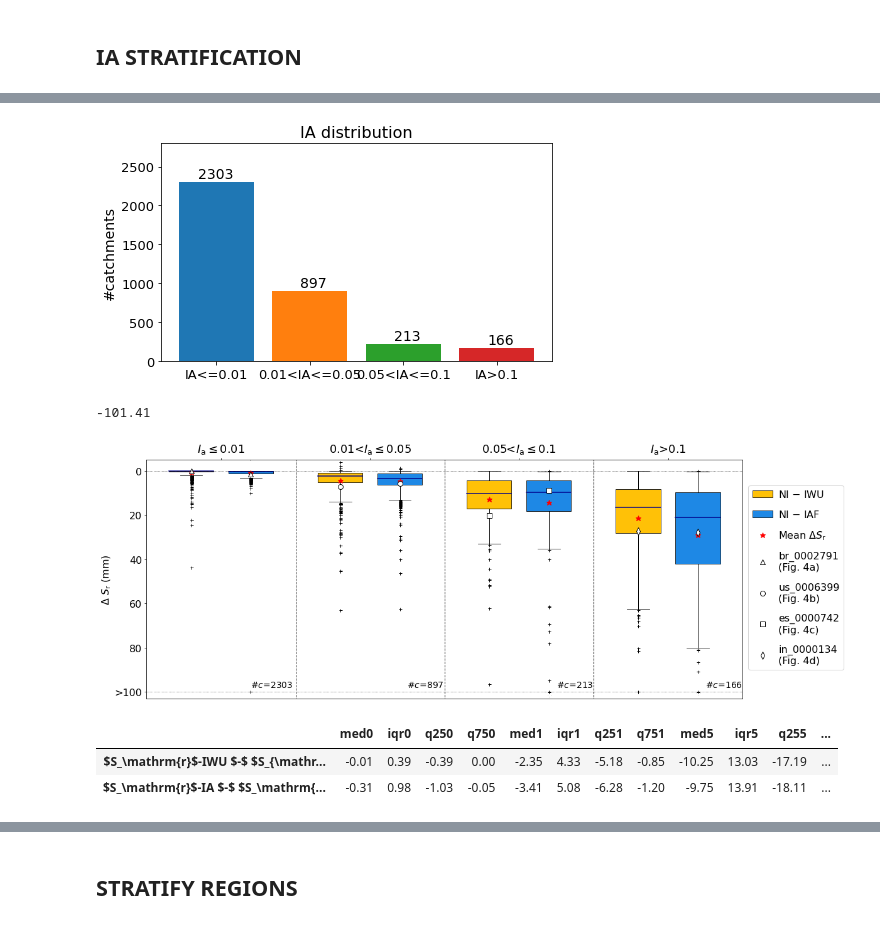
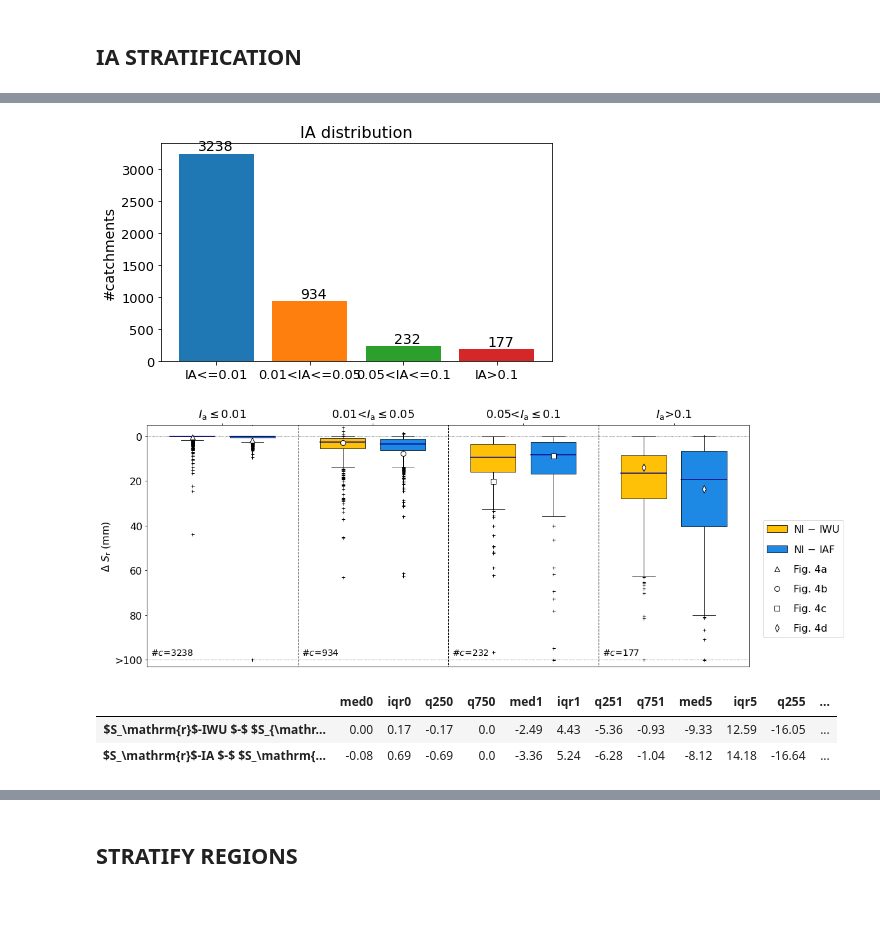
Before and after one commit to fvanoorschot/global_sr_module, a Jupyter notebook: irrigation_paper_figures.ipynb, the cells around one changed output, grey strips where cells are left out. Drawn from its saved outputs; the diff is of its cells as text; code cells hidden in the pictures.

```diff
--- a/irrigation_paper_figures.ipynb
+++ b/irrigation_paper_figures.ipynb
@@ -1638,13 +1404,13 @@ e_df=e_df.iloc[:,0:2]
 er_df=er_df.iloc[:,0:2]
 
 #abs - IA bins
-e_df0 = e_df[(ir>0)&(ir<=0.01)]
+e_df0 = e_df[(ir<=0.01)]
 e_df1 = e_df[(ir>0.01)&(ir<=0.05)]
 e_df5 = e_df[(ir>0.05)&(ir<=0.1)]
 e_df10 = e_df[(ir>0.1)]
 
 #rel - IA bins
-er_df0 = er_df[(ir>0)&(ir<=0.01)]
+er_df0 = er_df[(ir<=0.01)]
 er_df1 = er_df[(ir>0.01)&(ir<=0.05)]
 er_df5 = er_df[(ir>0.05)&(ir<=0.1)]
 er_df10 = er_df[(ir>0.1)]
@@ -1660,7 +1426,7 @@ ax.annotate(f'{e_df0.count()[0]}',(-0.2,e_df0.count()[0]+50),size=14)
 ax.annotate(f'{e_df1.count()[0]}',(0.9,e_df1.count()[0]+50),size=14)
 ax.annotate(f'{e_df5.count()[0]}',(1.9,e_df5.count()[0]+50),size=14)
 ax.annotate(f'{e_df10.count()[0]}',(2.9,e_df10.count()[0]+50),size=14)
-ax.set_ylim(0,2800)
+# ax.set_ylim(0,2800)
 ax.set_xticks([0,1,2,3])
 ax.set_xticklabels(['IA<=0.01','0.01<IA<=0.05','0.05<IA<=0.1','IA>0.1'])
 ax.tick_params(axis='both', which='major', labelsize=13)
@@ -1668,9 +1434,9 @@ ax.set_ylabel(f'#catchments',size=14)
 ax.set_title(f'IA distribution',size=16)
 fig.savefig(f'{work_dir}/output/figures/irrigation/histogram_bins.jpg', dpi=300, bbox_inches='tight')
 # %% [output]
-[figure, old version]
+[figure, new version]
 # %%
-ca1 = 'br_0002791'
-ca2 = 'us_0006399'
-ca3 = 'es_0000742'
-ca4 = 'in_0000134'
+ca1='br_0002356'
+ca2='ca_0000689'
+ca3='es_0000742'
+ca4='in_0000252'
@@ -1687,8 +1443,3 @@ ca4 = 'in_0000134'
-# %%
-# e_df5.loc['in_0000053']['f0_fopt']
-e_df5.loc['in_0000281']['f0_fopt']
-# %% [output]
--101.41
 # %%
 boxprops1 = dict(facecolor=c3,color="black",linewidth=0.8)
 boxprops2 = dict(facecolor=c2,color="black",linewidth=0.8)
@@ -1710,64 +1461,60 @@ p0 = ax.plot(1,-200,marker='^',linestyle='None', markeredgecolor='white',markerf
 
 ax = fig.add_subplot(111)
 plt.subplots_adjust(wspace=0.05)
-ax.boxplot(e_df0.iloc[:,0],positions=[1.1],widths=0.6,whis=[5,95],patch_artist=True,showmeans=True,boxprops=boxprops1,medianprops=medianprops,meanprops=meanpointprops,flierprops=flierprops,capprops=capprops,zorder=0)
-ax.boxplot(e_df0.iloc[:,1],positions=[1.9],widths=0.6,whis=[5,95],patch_artist=True,showmeans=True,boxprops=boxprops2,medianprops=medianprops,meanprops=meanpointprops,flierprops=flierprops,capprops=capprops,zorder=0)
+ax.boxplot(e_df0.iloc[:,0],positions=[1.1],widths=0.6,whis=[5,95],patch_artist=True,showmeans=False,boxprops=boxprops1,medianprops=medianprops,meanprops=meanpointprops,flierprops=flierprops,capprops=capprops,zorder=0)
+ax.boxplot(e_df0.iloc[:,1],positions=[1.9],widths=0.6,whis=[5,95],patch_artist=True,showmeans=False,boxprops=boxprops2,medianprops=medianprops,meanprops=meanpointprops,flierprops=flierprops,capprops=capprops,zorder=0)
 ax.plot([1.1,1.9],e_df0.loc[ca1].values,marker='^',linestyle='None', markeredgecolor='black',markerfacecolor='white',markersize=8,zorder=1)
 
-ax.boxplot(e_df1.iloc[:,0],positions=[3.1],widths=0.6,whis=[5,95],patch_artist=True,showmeans=True,boxprops=boxprops1,medianprops=medianprops,meanprops=meanpointprops,flierprops=flierprops,capprops=capprops,zorder=0)
-ax.boxplot(e_df1.iloc[:,1],positions=[3.9],widths=0.6,whis=[5,95],patch_artist=True,showmeans=True,boxprops=boxprops2,medianprops=medianprops,meanprops=meanpointprops,flierprops=flierprops,capprops=capprops,zorder=0)
+ax.boxplot(e_df1.iloc[:,0],positions=[3.1],widths=0.6,whis=[5,95],patch_artist=True,showmeans=False,boxprops=boxprops1,medianprops=medianprops,meanprops=meanpointprops,flierprops=flierprops,capprops=capprops,zorder=0)
+ax.boxplot(e_df1.iloc[:,1],positions=[3.9],widths=0.6,whis=[5,95],patch_artist=True,showmeans=False,boxprops=boxprops2,medianprops=medianprops,meanprops=meanpointprops,flierprops=flierprops,capprops=capprops,zorder=0)
 ax.plot([3.1,3.9],e_df1.loc[ca2].values,marker='o',linestyle='None', markeredgecolor='black',markerfacecolor='white',markersize=8,zorder=1)
 
-ax.boxplot(e_df5.iloc[:,0],positions=[5.1],widths=0.6,whis=[5,95],patch_artist=True,showmeans=True,boxprops=boxprops1,medianprops=medianprops,meanprops=meanpointprops,flierprops=flierprops,capprops=capprops,zorder=0)
-ax.boxplot(e_df5.iloc[:,1],positions=[5.9],widths=0.6,whis=[5,95],patch_artist=True,showmeans=True,boxprops=boxprops2,medianprops=medianprops,meanprops=meanpointprops,flierprops=flierprops,capprops=capprops,zorder=0)
+ax.boxplot(e_df5.iloc[:,0],positions=[5.1],widths=0.6,whis=[5,95],patch_artist=True,showmeans=False,boxprops=boxprops1,medianprops=medianprops,meanprops=meanpointprops,flierprops=flierprops,capprops=capprops,zorder=0)
+ax.boxplot(e_df5.iloc[:,1],positions=[5.9],widths=0.6,whis=[5,95],patch_artist=True,showmeans=False,boxprops=boxprops2,medianprops=medianprops,meanprops=meanpointprops,flierprops=flierprops,capprops=capprops,zorder=0)
 ax.plot([5.1,5.9],e_df5.loc[ca3].values,marker='s',linestyle='None', markeredgecolor='black',markerfacecolor='white',markersize=8,zorder=1)
 
-bp1=ax.boxplot(e_df10.iloc[:,0],positions=[7.1],widths=0.6,whis=[5,95],patch_artist=True,showmeans=True,boxprops=boxprops1,medianprops=medianprops,meanprops=meanpointprops,flierprops=flierprops,capprops=capprops,zorder=0)
-bp2=ax.boxplot(e_df10.iloc[:,1],positions=[7.9],widths=0.6,whis=[5,95],patch_artist=True,showmeans=True,boxprops=boxprops2,medianprops=medianprops,meanprops=meanpointprops,flierprops=flierprops,capprops=capprops,zorder=0)
+bp1=ax.boxplot(e_df10.iloc[:,0],positions=[7.1],widths=0.6,whis=[5,95],patch_artist=True,showmeans=False,boxprops=boxprops1,medianprops=medianprops,meanprops=meanpointprops,flierprops=flierprops,capprops=capprops,zorder=0)
+bp2=ax.boxplot(e_df10.iloc[:,1],positions=[7.9],widths=0.6,whis=[5,95],patch_artist=True,showmeans=False,boxprops=boxprops2,medianprops=medianprops,meanprops=meanpointprops,flierprops=flierprops,capprops=capprops,zorder=0)
 ax.plot([7.1,7.9],e_df10.loc[ca4].values,marker='d',linestyle='None', markeredgecolor='black',markerfacecolor='white',markersize=8,zorder=1)
 ax.set_ylim(-103,5)
 ax.set_xlim(0.5,8.5)
 ax.set_xticks([1.5,3.5,5.5,7.5])
 ax.set_yticks([0,-20,-40,-60,-80,-100])
 ax.set_yticklabels([0,20,40,60,80,'>100'])
 ax.xaxis.set_tick_params(top=True, labeltop=True, bottom=False, labelbottom=False)
 
 ax.tick_params(axis='both', which='major', labelsize=16)
 ax.set_ylabel('$\Delta$ $S_\mathrm{r}$ (mm)',size=16)
 ax.set_xticklabels(['$I_\mathrm{a}$$\leq$0.01','0.01<$I_\mathrm{a}$$\leq$0.05','0.05<$I_\mathrm{a}$$\leq$0.1','$I_\mathrm{a}$>0.1'],size=18)
 
 ax.hlines(0,0,10,color='k',linestyle=':',linewidth=0.7)
 ax.hlines(-100,0,10,color='k',linestyle=':',linewidth=0.7)
 ax.vlines(2.5,-200,20,color='k',linestyle='--',linewidth=1)
 ax.vlines(4.5,-200,20,color='k',linestyle='--',linewidth=1)
 ax.vlines(6.5,-200,20,color='k',linestyle='--',linewidth=1)
 
-ax.annotate('#$c$='+str(e_df0.count()[0]),(1.9,-98),size=14)
-ax.annotate('#$c$='+str(e_df1.count()[0]),(4.0,-98),size=14)
-ax.annotate('#$c$='+str(e_df5.count()[0]),(6.0,-98),size=14)
-ax.annotate('#$c$='+str(e_df10.count()[0]),(8.0,-98),size=14)
+ax.annotate('#$c$='+str(e_df0.count()[0]),(0.55,-98),size=14)
+ax.annotate('#$c$='+str(e_df1.count()[0]),(2.55,-98),size=14)
+ax.annotate('#$c$='+str(e_df5.count()[0]),(4.55,-98),size=14)
+ax.annotate('#$c$='+str(e_df10.count()[0]),(6.55,-98),size=14)
 
 # plot values <-100 at -100
 ax.plot(5.9,-101.41,color='white',marker='+',markersize=5)
 ax.plot(7.9,-100.59,color='white',marker='+',markersize=5)
 
 ax.plot(1.9,-100,color='black',marker='+',markersize=5)
 ax.plot(5.9,-100,color='black',marker='+',markersize=5)
 ax.plot(7.1,-100,color='black',marker='+',markersize=5)
 ax.plot(7.9,-100,color='black',marker='+',markersize=5)
 
-
-# ax.legend([bp1["boxes"][0], bp2["boxes"][0]],['IWU $-$ NI','IAF $-$ NI'],ncol=1,fontsize= 17,loc='lower left',handletextpad=0.8,columnspacing = 0.5)
-
-
-ax.legend([bp1["boxes"][0], bp2["boxes"][0],p1[0],p2[0],p3[0],p4[0],p5[0]],
-          ['NI $-$ IWU','NI $-$ IAF','Mean $\Delta$$S_\mathrm{r}$',
-           '\n'.join(wrap(f'{ca1} (Fig. 4a)', 10)),'\n'.join(wrap(f'{ca2} (Fig. 4b)', 10)),'\n'.join(wrap(f'{ca3} (Fig. 4c)', 10)),'\n'.join(wrap(f'{ca4} (Fig. 4d)', 10))],
+ax.legend([bp1["boxes"][0], bp2["boxes"][0],p2[0],p3[0],p4[0],p5[0]],
+          ['NI $-$ IWU','NI $-$ IAF',
+           '\n'.join(wrap(f'Fig. 4a', 10)),'\n'.join(wrap(f'Fig. 4b', 10)),'\n'.join(wrap(f'Fig. 4c', 10)),'\n'.join(wrap(f'Fig. 4d', 10))],
           ncol=1,fontsize= 16,loc='lower center',bbox_to_anchor=(1.09, 0.10),handletextpad=0.6,labelspacing=1,columnspacing = 0.5)
 
 fig.savefig(f'{fig_dir}/box_abs_diff_ia.jpg', dpi=300, bbox_inches='tight')
 # %% [output]
-[figure, old version]
+[figure, new version]
 # %%
 d = pd.DataFrame(index=['$S_\mathrm{r}$-IWU $-$ $S_{\mathrm{r}}$-NI','$S_\mathrm{r}$-IA $-$ $S_\mathrm{r}$-NI'])
 d['med0']=np.round(e_df0.median(),2).values
@@ -1798,8 +1545,8 @@ d['q7510']=np.round((e_df10.quantile(0.75)),2).values
 d
 # %% [output]
 |  | med0 | iqr0 | q250 | q750 | med1 | iqr1 | q251 | q751 | med5 | iqr5 | q255 | ... |
-| $S_\mathrm{r}$-IWU $-$ $S_{\mathr... | -0.01 | 0.39 | -0.39 | 0.00 | -2.35 | 4.33 | -5.18 | -0.85 | -10.25 | 13.03 | -17.19 | ... |
-| $S_\mathrm{r}$-IA $-$ $S_\mathrm{... | -0.31 | 0.98 | -1.03 | -0.05 | -3.41 | 5.08 | -6.28 | -1.20 | -9.75 | 13.91 | -18.11 | ... |
+| $S_\mathrm{r}$-IWU $-$ $S_{\mathr... | 0.00 | 0.17 | -0.17 | 0.0 | -2.49 | 4.43 | -5.36 | -0.93 | -9.33 | 12.59 | -16.05 | ... |
+| $S_\mathrm{r}$-IA $-$ $S_\mathrm{... | -0.08 | 0.69 | -0.69 | 0.0 | -3.36 | 5.24 | -6.28 | -1.04 | -8.12 | 14.18 | -16.64 | ... |
 # %%
 boxprops1 = dict(facecolor=c3,color="black",linewidth=0.8)
 boxprops2 = dict(facecolor=c2,color="black",linewidth=0.8)
```
Also changed, not shown: parts of 70 cells of this notebook, 1 other file.
